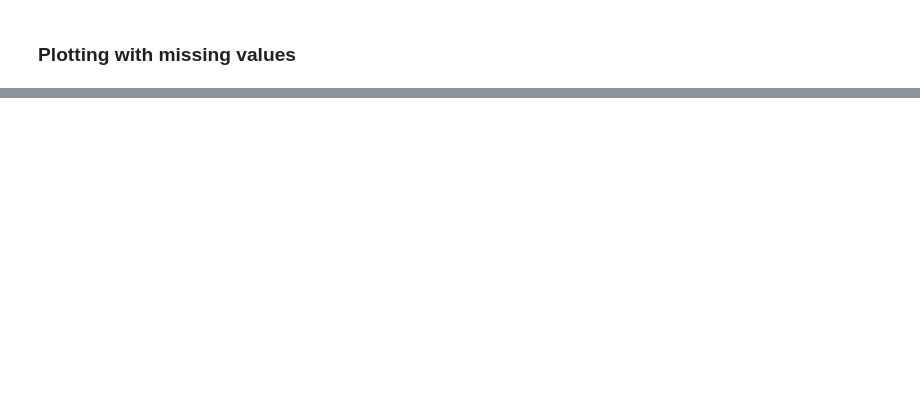
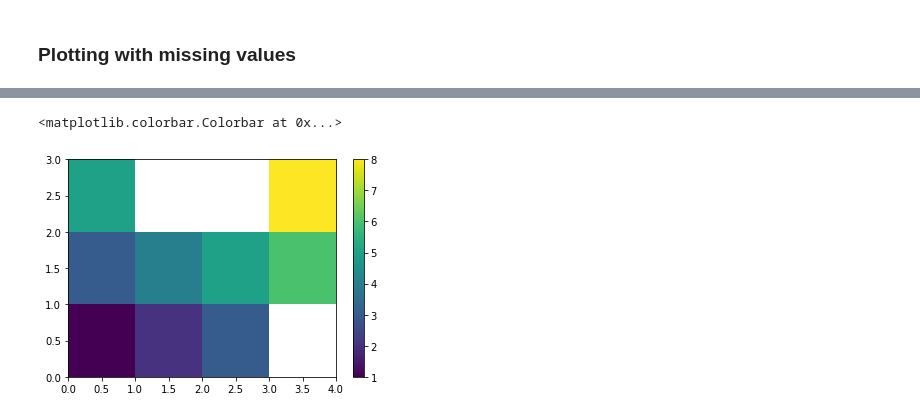
Before and after one commit to HannahZanowski/AOS573, a Jupyter notebook: Lectures/numpy_and_matplotlib.ipynb, the cells around one changed output, grey strips where cells are left out. Drawn from its saved outputs; the diff is of its cells as text; code cells hidden in the pictures; blank space fills up the shorter version.

```diff
--- a/Lectures/numpy_and_matplotlib.ipynb
+++ b/Lectures/numpy_and_matplotlib.ipynb
@@ -293,4 +565,9 @@ Clearly, contourf doesn't know that -99 represents a missing value. Instead it's
 
 <b>NOTE:</b> matplotlib plots _nothing_ where there are masked values or nans. In the plot below, the white color you see is the default color for the axis background
 # %%
-#Make a contour plot of a_masked instead
+#Make a plot of a_masked instead
+plt.pcolormesh(a_masked)
+plt.colorbar()
+# %% [output]
+<matplotlib.colorbar.Colorbar at 0x...>
+[figure, added]
```
Also changed, not shown: parts of 69 cells of this notebook.
